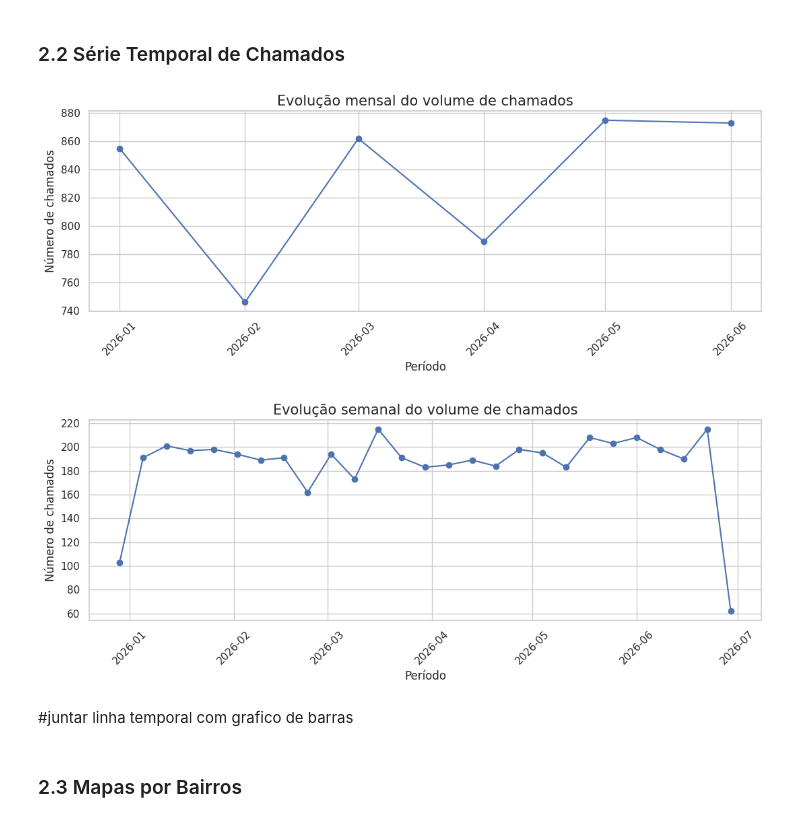
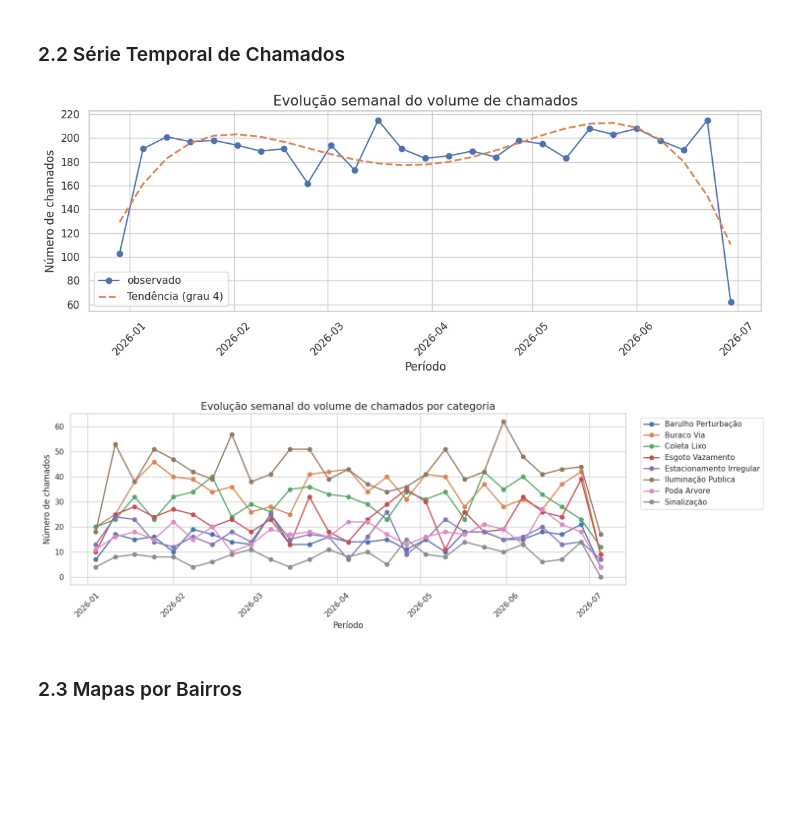
Before and after one commit to iaracastro/desafio-cientista-dados-junior-ia-pref, a Jupyter notebook: notebooks/aedv.ipynb, the cells around one changed output. Saved outputs shown, nothing was run; the diff lists cells and outputs as text; code cells hidden in the pictures; blank space fills up the shorter version.

```diff
--- a/notebooks/aedv.ipynb
+++ b/notebooks/aedv.ipynb
@@ -332,26 +388,36 @@ def plotar_linha_temporal(tabela, coluna_data, coluna_valor, titulo, ylabel, nom
 # %%
-plotar_linha_temporal(
-    tabela_temporal_mes,
-    "month",
-    "n_chamados",
-    "Evolução mensal do volume de chamados",
-    "Número de chamados",
-    "02_linha_volume_mensal.png"
-)
+#tabela_temporal_mes = df.groupby("month").size().reset_index(name="n_chamados")
+tabela_temporal_semana = df.groupby("week").size().reset_index(name="n_chamados")
 
+#plotar_linha_temporal(
+#    tabela_temporal_mes,
+#    "month",
+#    "n_chamados",
+#    "Evolução mensal do volume de chamados",
+#    "Número de chamados",
+#    "02_linha_volume_mensal"
+#)
 plotar_linha_temporal(
     tabela_temporal_semana,
     "week",
     "n_chamados",
     "Evolução semanal do volume de chamados",
     "Número de chamados",
-    "02_linha_volume_semanal.png"
+    "02_linha_volume_semanal"
 )
+
+plotar_linhas_temporais_por_grupo(
+    df,
+    "data_abertura",
+    "categoria_real",
+    "Evolução semanal do volume de chamados por categoria",
+    "Número de chamados",
+    "02_linha_volume_semanal_por_categoria",
+    freq="W"
+)
 # %% [output]
-[figure, old version]
+[figure, new version]
-[figure, old version]
+[figure, new version]
-# %% [markdown]
-#juntar linha temporal com grafico de barras
 # %% [markdown]
 ### 2.3 Mapas por Bairros
 # %%
```
Also changed, not shown: parts of 14 cells of this notebook.
